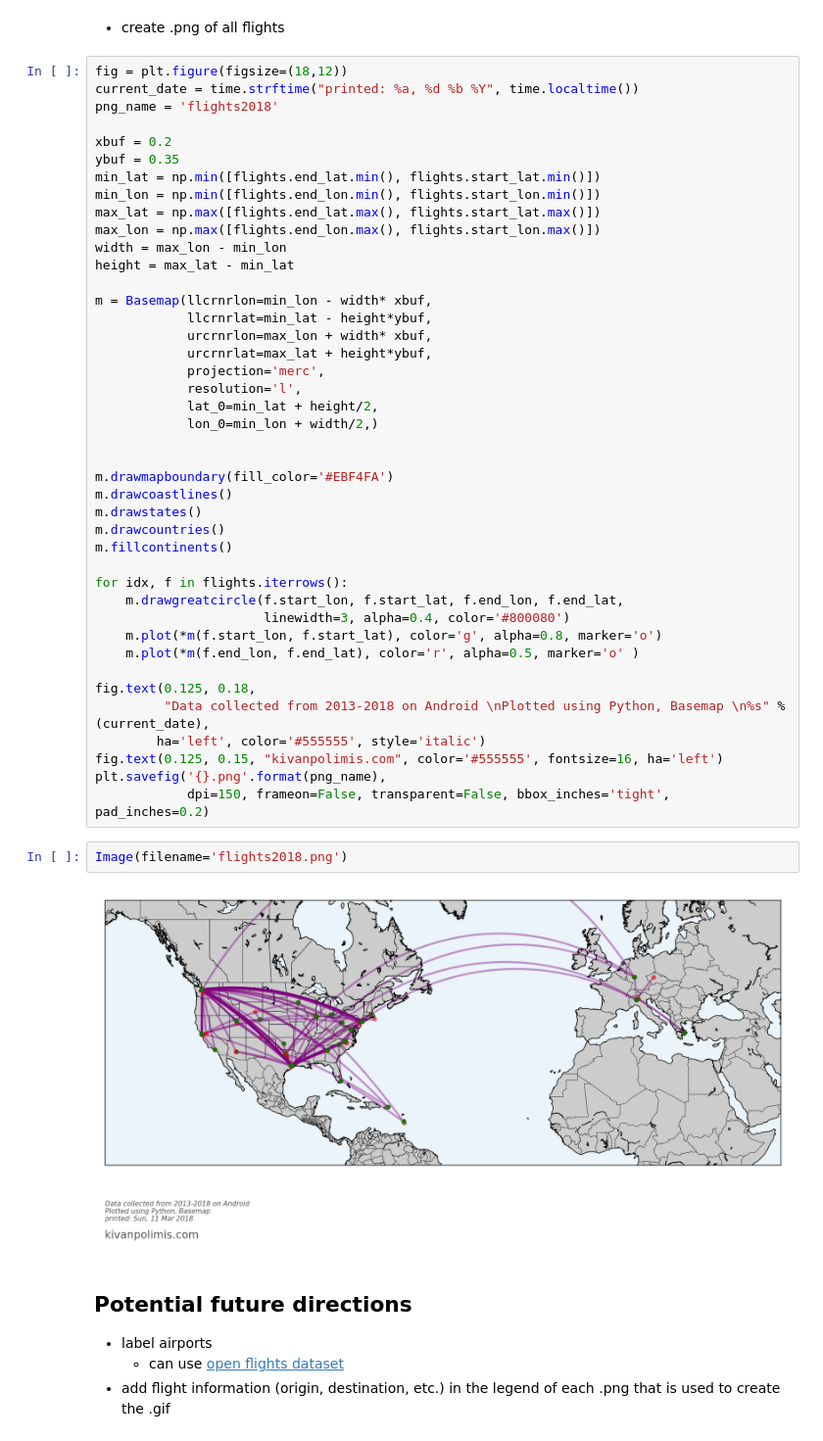
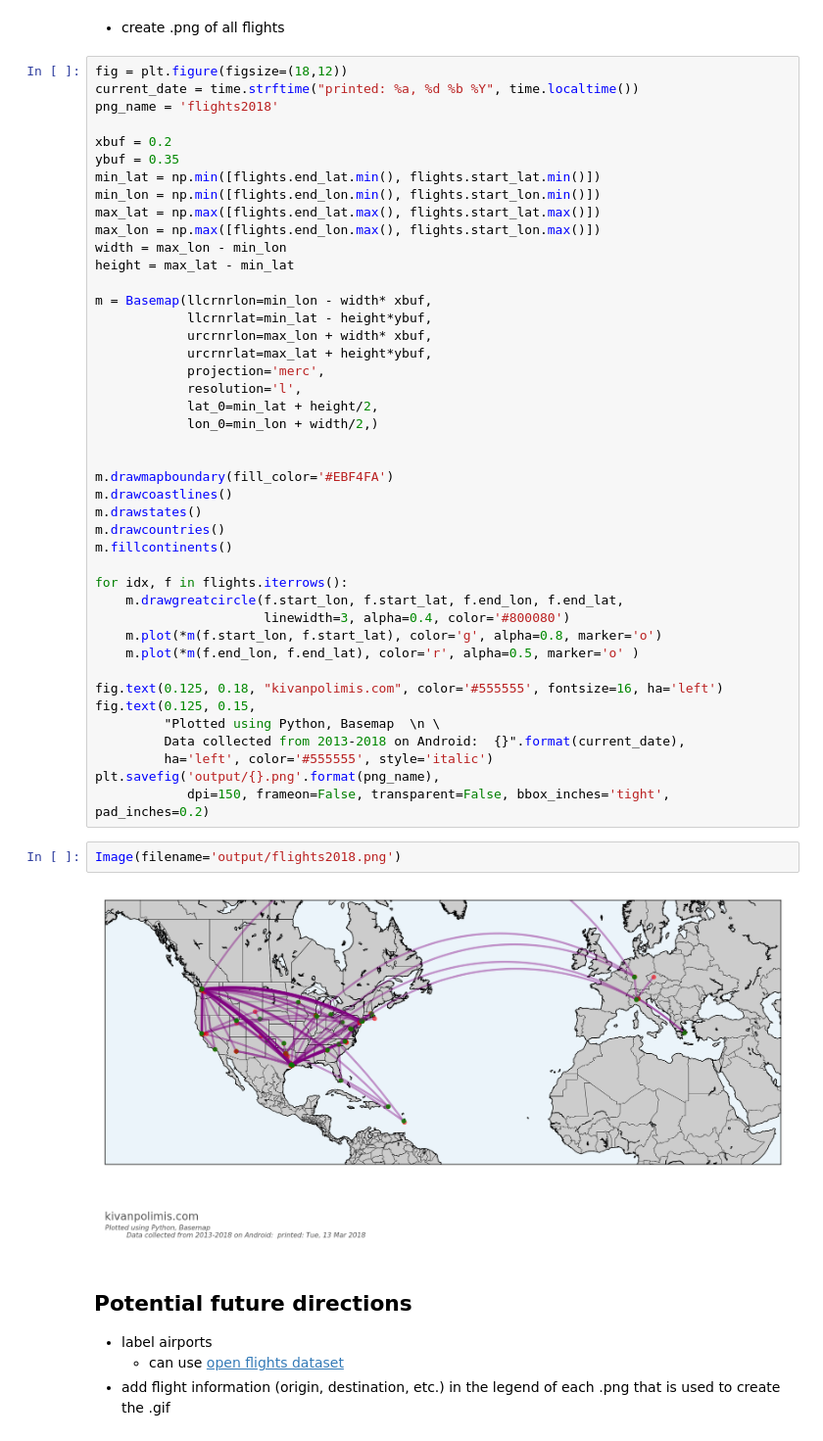
Before and after one commit to kpolimis/kpolimis.github.io-src, a Jupyter notebook: content/downloads/notebooks/gif_of_flights.ipynb, the cells around one changed output. Shown at 98% size. Cells and saved outputs as stored; diff of their text form.

Commit message:
modified location data exploration #3 post and associated files

```diff
--- a/content/downloads/notebooks/gif_of_flights.ipynb
+++ b/content/downloads/notebooks/gif_of_flights.ipynb
@@ -368,16 +371,17 @@ for idx, f in flights.iterrows():
     m.plot(*m(f.start_lon, f.start_lat), color='g', alpha=0.8, marker='o')
     m.plot(*m(f.end_lon, f.end_lat), color='r', alpha=0.5, marker='o' )
 
-fig.text(0.125, 0.18,
-         "Data collected from 2013-2018 on Android \nPlotted using Python, Basemap \n%s" % (current_date),
-        ha='left', color='#555555', style='italic')
-fig.text(0.125, 0.15, "kivanpolimis.com", color='#555555', fontsize=16, ha='left')
-plt.savefig('{}.png'.format(png_name),
+fig.text(0.125, 0.18, "kivanpolimis.com", color='#555555', fontsize=16, ha='left')
+fig.text(0.125, 0.15,
+         "Plotted using Python, Basemap  \n \
+         Data collected from 2013-2018 on Android:  {}".format(current_date),
+         ha='left', color='#555555', style='italic')
+plt.savefig('output/{}.png'.format(png_name),
             dpi=150, frameon=False, transparent=False, bbox_inches='tight', pad_inches=0.2)
 # %%
-Image(filename='flights2018.png')
+Image(filename='output/flights2018.png')
 # %% [output]
-[figure, old version]
+[figure, new version]
 # %% [markdown]
 ## Potential future directions
 * label airports
```
Also changed, not shown: parts of 13 cells of this notebook, 6 other files.
